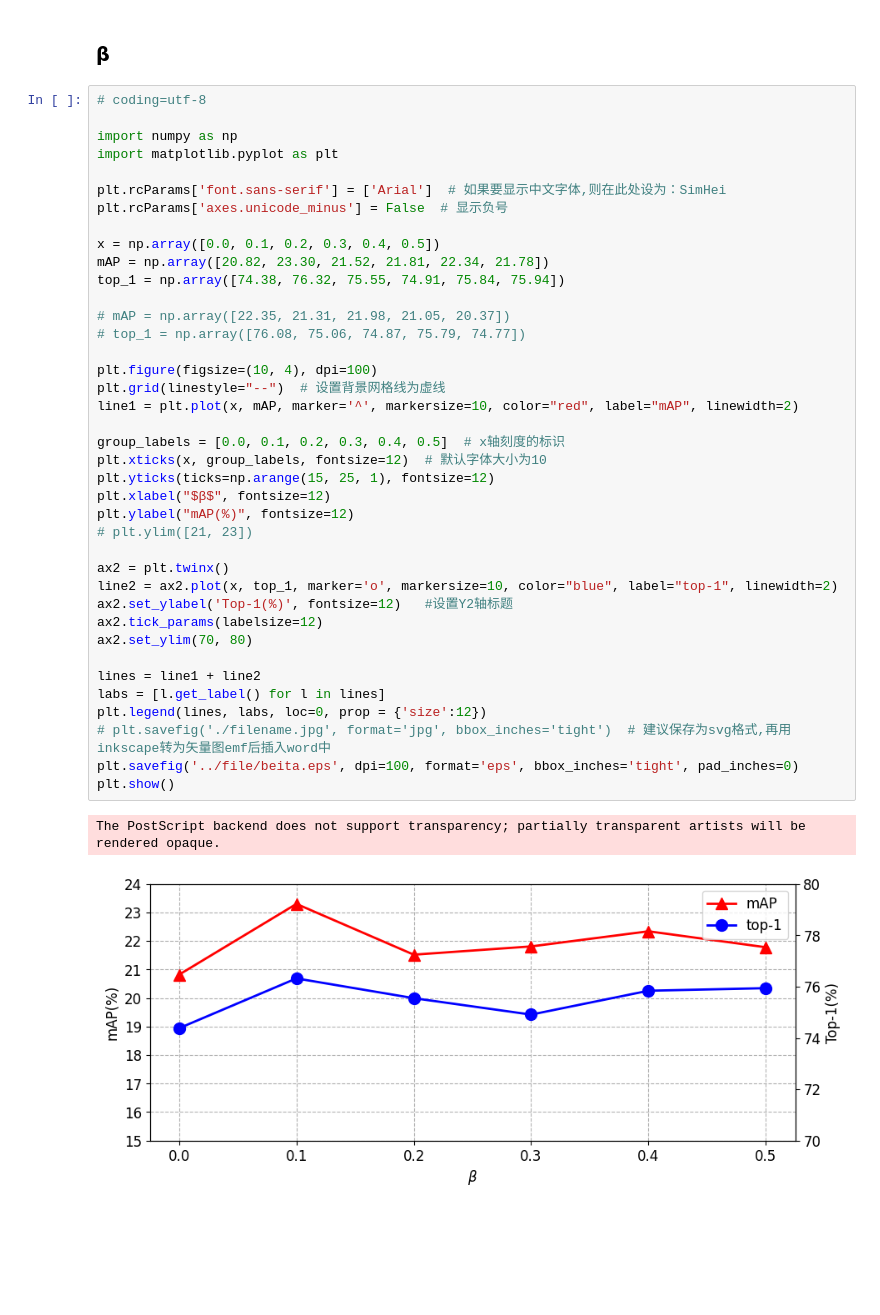
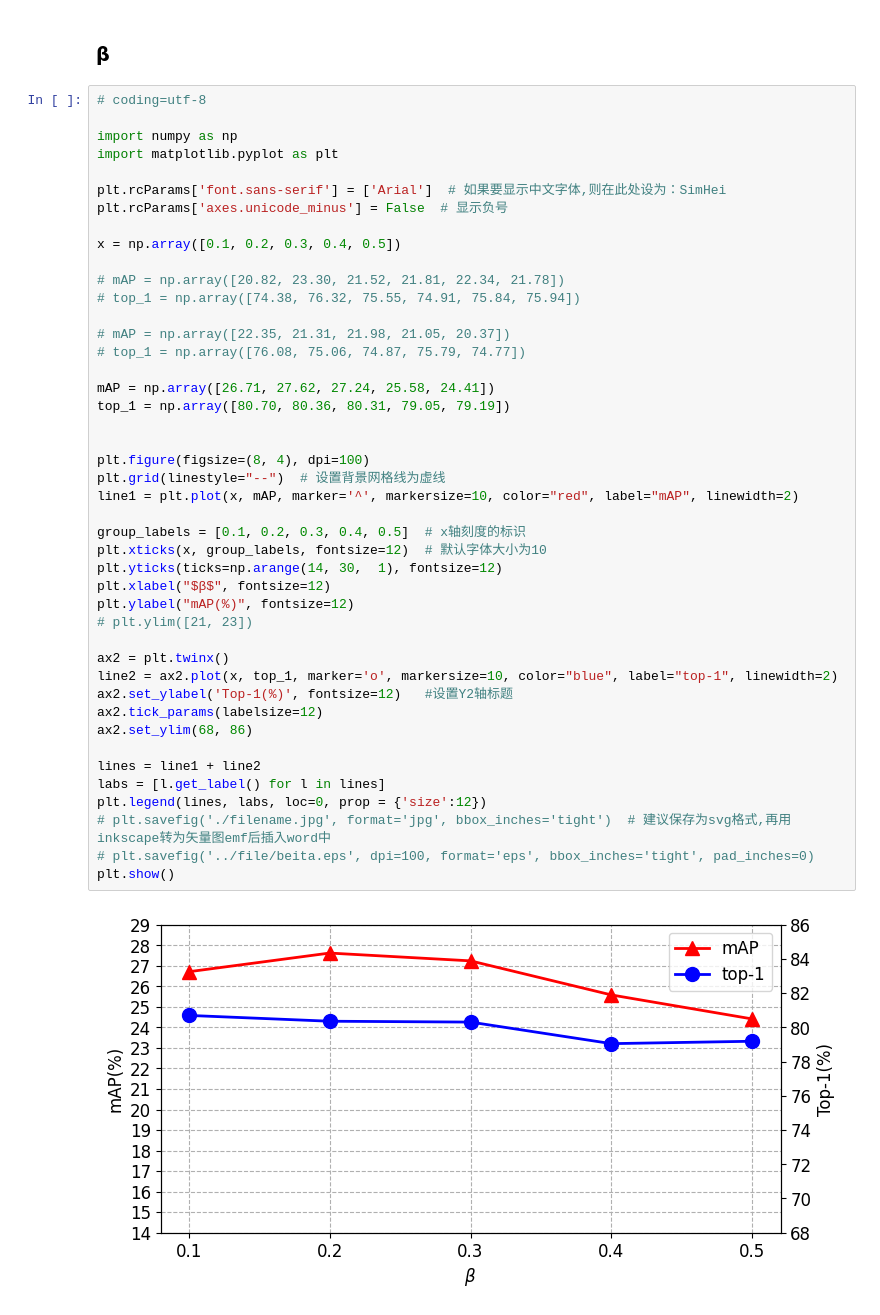
Before and after one commit to JackFlying/DNFNet_release, a Jupyter notebook: tools/visualize/vis_paper_figure/vis_hyper_parameter.ipynb, the cells around one changed output. Cells and saved outputs as stored; diff of their text form; blank space fills up the shorter version.

```diff
--- a/tools/visualize/vis_paper_figure/vis_hyper_parameter.ipynb
+++ b/tools/visualize/vis_paper_figure/vis_hyper_parameter.ipynb
@@ -137,40 +143,44 @@ The PostScript backend does not support transparency; partially transparent arti
 
 import numpy as np
 import matplotlib.pyplot as plt
 
 plt.rcParams['font.sans-serif'] = ['Arial']  # 如果要显示中文字体,则在此处设为：SimHei
 plt.rcParams['axes.unicode_minus'] = False  # 显示负号
 
-x = np.array([0.0, 0.1, 0.2, 0.3, 0.4, 0.5])
-mAP = np.array([20.82, 23.30, 21.52, 21.81, 22.34, 21.78])
-top_1 = np.array([74.38, 76.32, 75.55, 74.91, 75.84, 75.94])
+x = np.array([0.1, 0.2, 0.3, 0.4, 0.5])
+
+# mAP = np.array([20.82, 23.30, 21.52, 21.81, 22.34, 21.78])
+# top_1 = np.array([74.38, 76.32, 75.55, 74.91, 75.84, 75.94])
 
 # mAP = np.array([22.35, 21.31, 21.98, 21.05, 20.37])
 # top_1 = np.array([76.08, 75.06, 74.87, 75.79, 74.77])
 
-plt.figure(figsize=(10, 4), dpi=100)
+mAP = np.array([26.71, 27.62, 27.24, 25.58, 24.41])
+top_1 = np.array([80.70, 80.36, 80.31, 79.05, 79.19])
+
+
+plt.figure(figsize=(8, 4), dpi=100)
 plt.grid(linestyle="--")  # 设置背景网格线为虚线
 line1 = plt.plot(x, mAP, marker='^', markersize=10, color="red", label="mAP", linewidth=2)
 
-group_labels = [0.0, 0.1, 0.2, 0.3, 0.4, 0.5]  # x轴刻度的标识
+group_labels = [0.1, 0.2, 0.3, 0.4, 0.5]  # x轴刻度的标识
 plt.xticks(x, group_labels, fontsize=12)  # 默认字体大小为10
-plt.yticks(ticks=np.arange(15, 25, 1), fontsize=12)
+plt.yticks(ticks=np.arange(14, 30,  1), fontsize=12)
 plt.xlabel("$β$", fontsize=12)
 plt.ylabel("mAP(%)", fontsize=12)
 # plt.ylim([21, 23])
 
 ax2 = plt.twinx()
 line2 = ax2.plot(x, top_1, marker='o', markersize=10, color="blue", label="top-1", linewidth=2)
 ax2.set_ylabel('Top-1(%)', fontsize=12)   #设置Y2轴标题
 ax2.tick_params(labelsize=12)
-ax2.set_ylim(70, 80)
+ax2.set_ylim(68, 86)
 
 lines = line1 + line2
 labs = [l.get_label() for l in lines]
 plt.legend(lines, labs, loc=0, prop = {'size':12})
 # plt.savefig('./filename.jpg', format='jpg', bbox_inches='tight')  # 建议保存为svg格式,再用inkscape转为矢量图emf后插入word中
-plt.savefig('../file/beita.eps', dpi=100, format='eps', bbox_inches='tight', pad_inches=0)
+# plt.savefig('../file/beita.eps', dpi=100, format='eps', bbox_inches='tight', pad_inches=0)
 plt.show()
 # %% [output]
-The PostScript backend does not support transparency; partially transparent artists will be rendered opaque.
-[figure, old version]
+[figure, new version]
```
Also changed, not shown: parts of 3 cells of this notebook, 15 other files.
